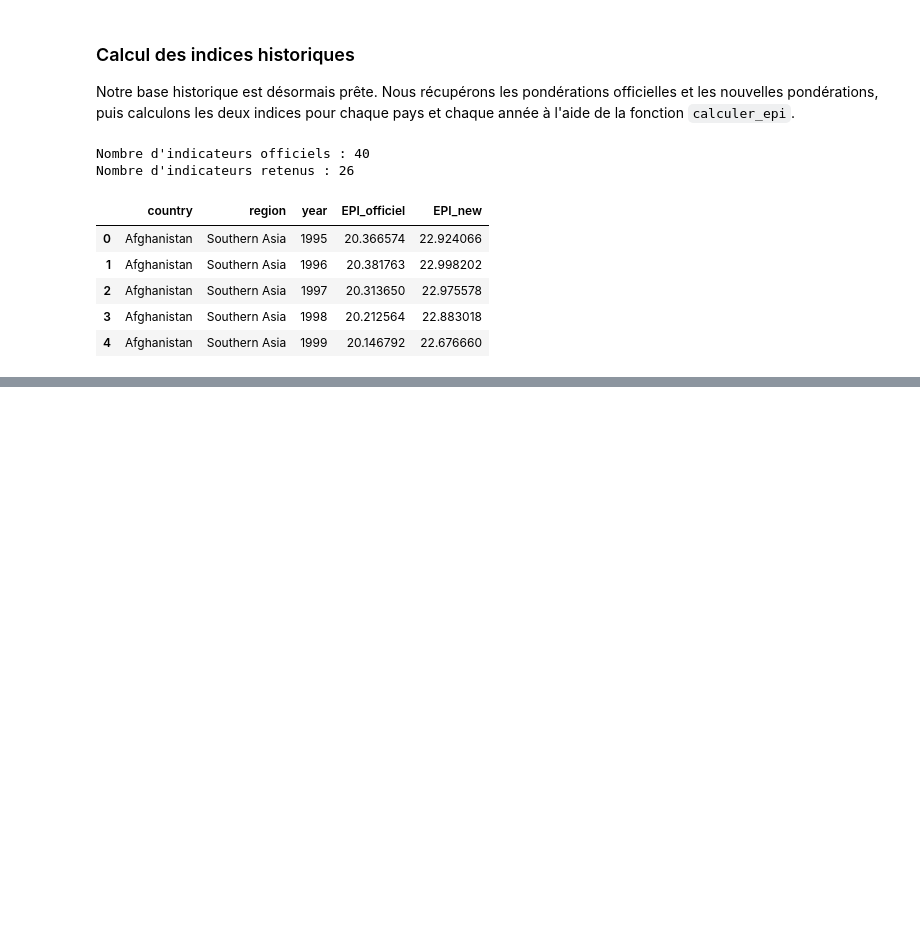
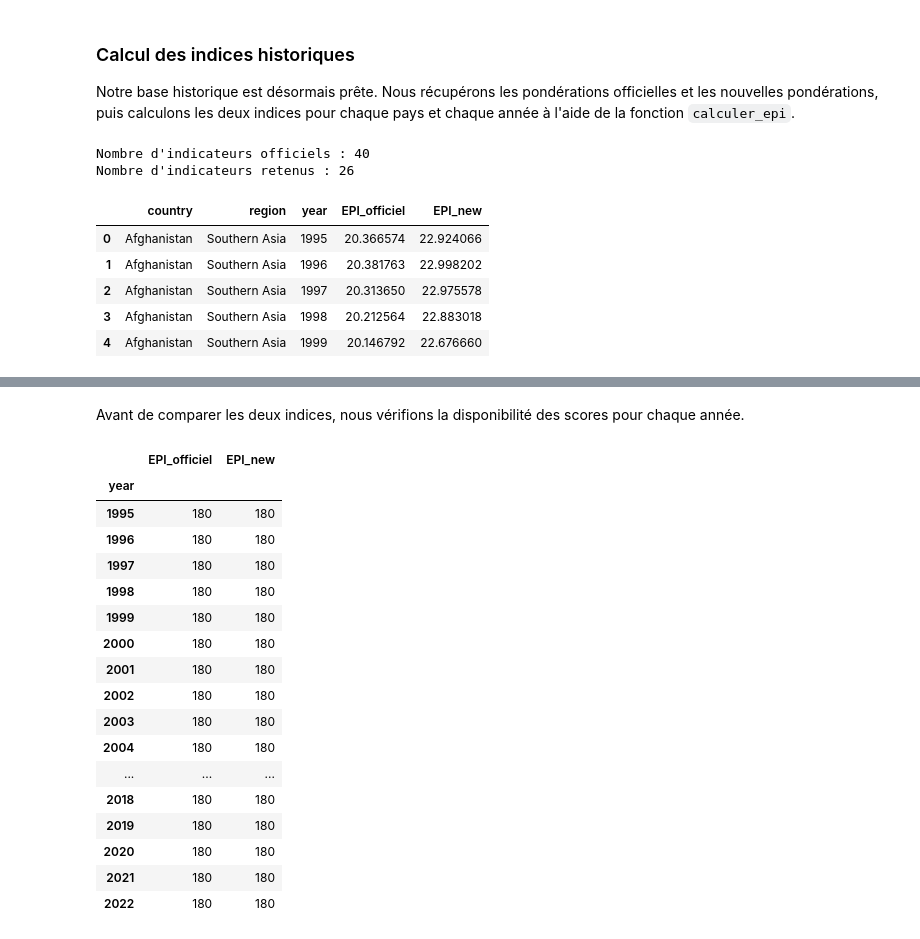
Before and after one commit to Giorgi56/pydata_ENSAE, a Jupyter notebook: partie_III.ipynb, the cells around one changed output, grey strips where cells are left out. Drawn from its saved outputs; the diff is of its cells as text; code cells hidden in the pictures; blank space fills up the shorter version.

```diff
--- a/partie_III.ipynb
+++ b/partie_III.ipynb
@@ -105,0 +118,23 @@ Nombre d'indicateurs retenus : 26
+# %% [markdown]
+Avant de comparer les deux indices, nous vérifions la disponibilité des scores pour chaque année.
+# %%
+df_final.groupby("year")[["EPI_officiel", "EPI_new"]].count()
+# %% [output]
+|  | EPI_officiel | EPI_new |
+| year |  |  |
+| 1995 | 180 | 180 |
+| 1996 | 180 | 180 |
+| 1997 | 180 | 180 |
+| 1998 | 180 | 180 |
+| 1999 | 180 | 180 |
+| 2000 | 180 | 180 |
+| 2001 | 180 | 180 |
+| 2002 | 180 | 180 |
+| 2003 | 180 | 180 |
+| 2004 | 180 | 180 |
+| ... | ... | ... |
+| 2018 | 180 | 180 |
+| 2019 | 180 | 180 |
+| 2020 | 180 | 180 |
+| 2021 | 180 | 180 |
+| 2022 | 180 | 180 |
```
Also changed, not shown: parts of 15 cells of this notebook, 2 other files.
